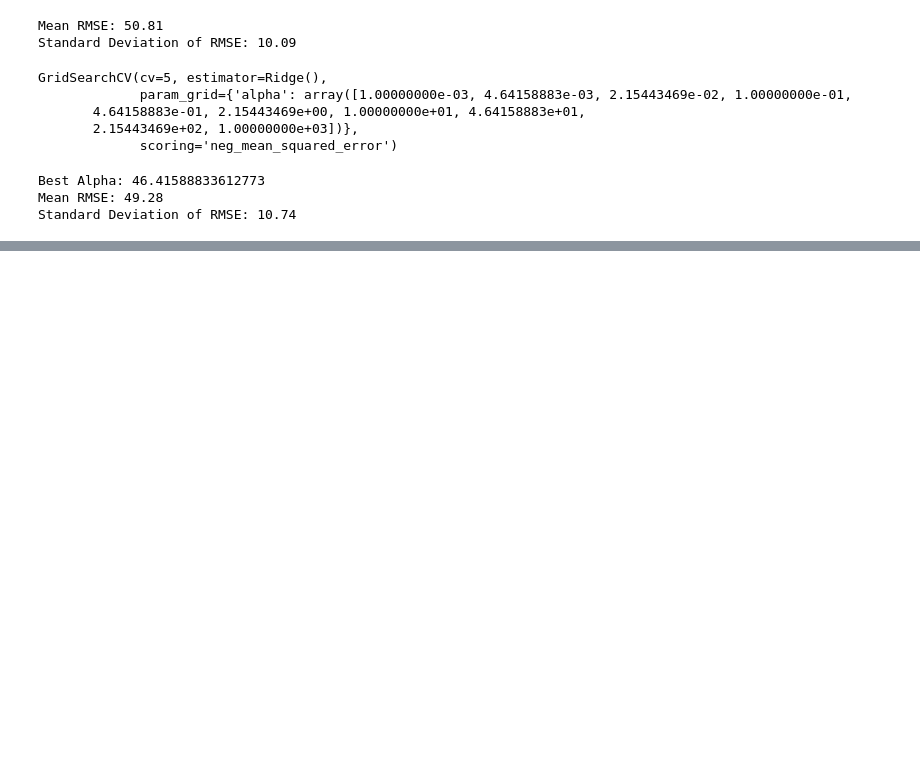
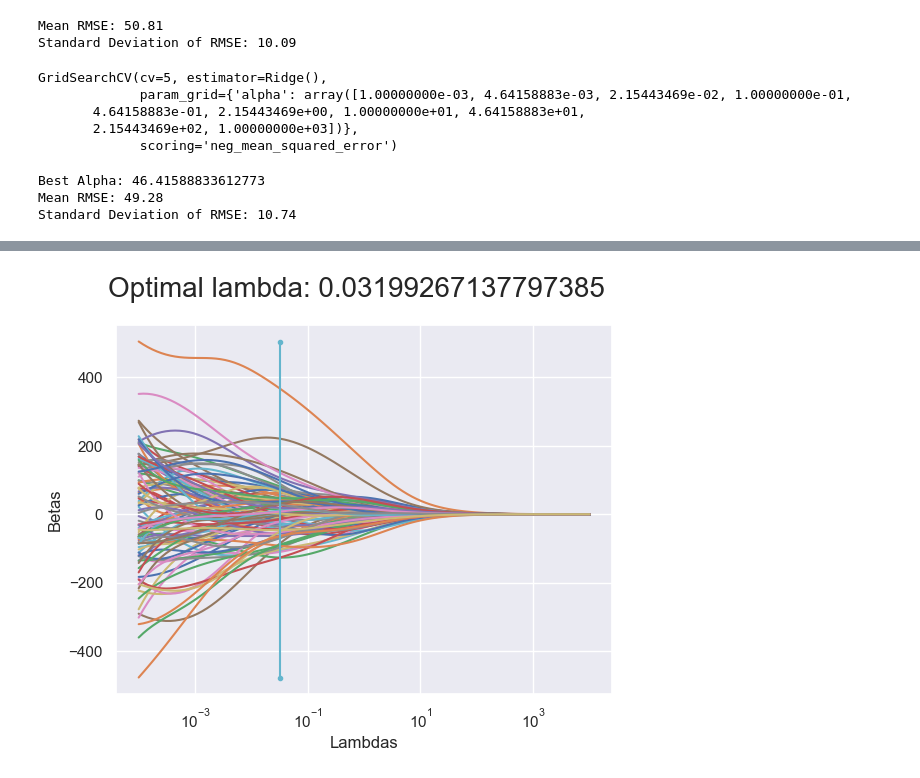
Before and after one commit to Danyushen/02582_case1, a Jupyter notebook: ridge.ipynb, the cells around one changed output, grey strips where cells are left out. Cells and saved outputs as stored; diff of their text form; code cells hidden in the pictures; blank space fills up the shorter version.

```diff
--- a/ridge.ipynb
+++ b/ridge.ipynb
@@ -59,0 +114,69 @@ Standard Deviation of RMSE: 10.74
+# %%
+X_pre = X_imputed_mean - np.mean(X_imputed_mean,axis=0)
+y_pre = y - np.mean(y,axis=0)
+
+# And then we normalize the variables of the data matrix to unit length
+X_pre,d = normalize(X_pre)
+
+k = 100; # try k values of lambda
+lambdas = np.logspace(-4, 4, k)
+
+betas = np.zeros((p,k))
+
+for i in range(k):
+    betas[:, i] = ridgeMulti(X_pre, lambdas[i], p, y_pre)
+# %%
+K = 10
+
+#Create a vector of length n that contains equal amounts of numbers from 1 to K
+I = np.asarray([0] * n)
+for i in range(n):
+    I[i] = (i) % K + 1
+
+#Permute that vector.
+I = I[np.random.permutation(n)]
+
+lambdas = np.logspace(-4, 4, k)
+RMSE = np.zeros((10, 100))
+
+for i in range(1, K+1):
+    #Select the train/test data in this fold
+    XTrain = X_imputed_mean[I != i]
+    yTrain = y[I != i]
+    XTest = X_imputed_mean[I == i]
+    yTest = y[I == i]
+
+    #Normalize
+    yTrain, mu = centerData(yTrain); # center training response
+    yTest = yTest-mu; # use the mean value of the training response to center the test response
+
+    XTrain, mu = centerData(XTrain); # center training data
+    XTest = XTest-mu; # use the mean value of the training data to center the test data
+
+    XTrain,d = normalize(XTrain) # normalize training data
+    XTest = XTest / d # normalize test data using euclidian lengths of train data columns
+
+
+    #Fit ridgeregression
+    for j in range(100):
+        #beta = Ridge(alpha=lambdas[j]).fit(XTrain, yTrain).coef_
+        beta = ridgeMulti(XTrain, lambdas[j], p, yTrain)
+        RMSE[(i - 1), j] = np.sqrt(np.mean((yTest - np.matmul(XTest, beta)) ** 2))
+
+
+meanRMSE = np.mean(RMSE, axis = 0)
+jOpt = np.argsort(meanRMSE)[0]
+lambda_OP = lambdas[jOpt]
+
+
+# Remember excact solution depends on a random indexing, so results may vary
+# I reuse the plot with all the betas from 1 a) and add a line for the optimal value of lambda
+plt.figure()
+plt.semilogx(lambdas, betas.T )
+plt.xlabel("Lambdas")
+plt.ylabel("Betas")
+plt.suptitle(f"Optimal lambda: {lambda_OP}", fontsize=20)
+plt.semilogx([lambda_OP, lambda_OP], [np.min(betas), np.max(betas)], marker = ".")
+plt.show()
+# %% [output]
+[figure, added]
```
Also changed, not shown: parts of 5 cells of this notebook, 1 other file.
